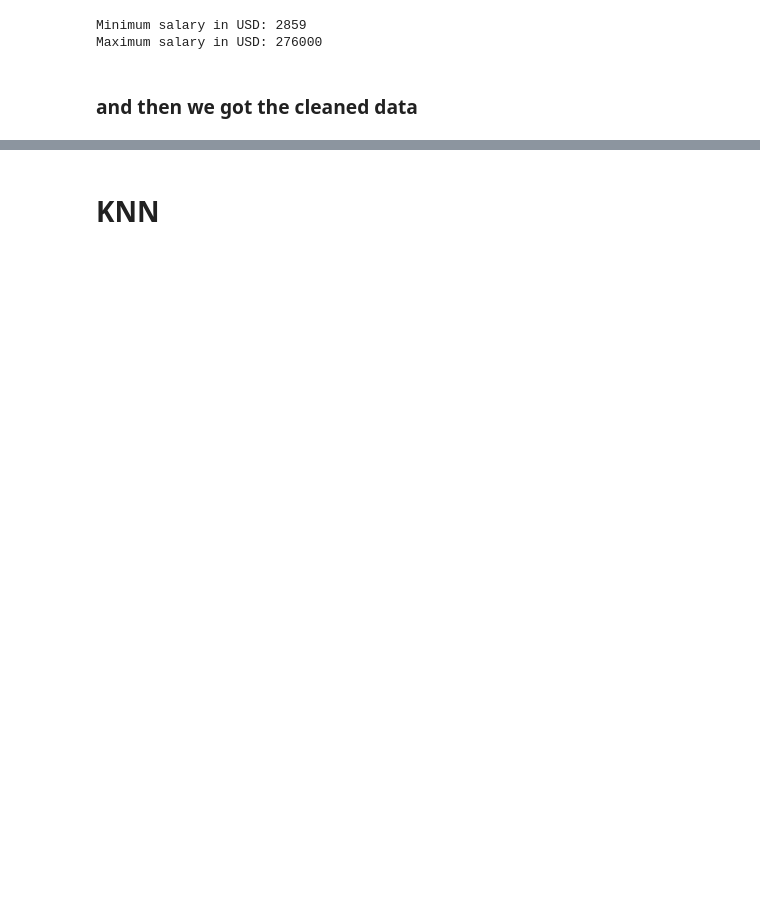
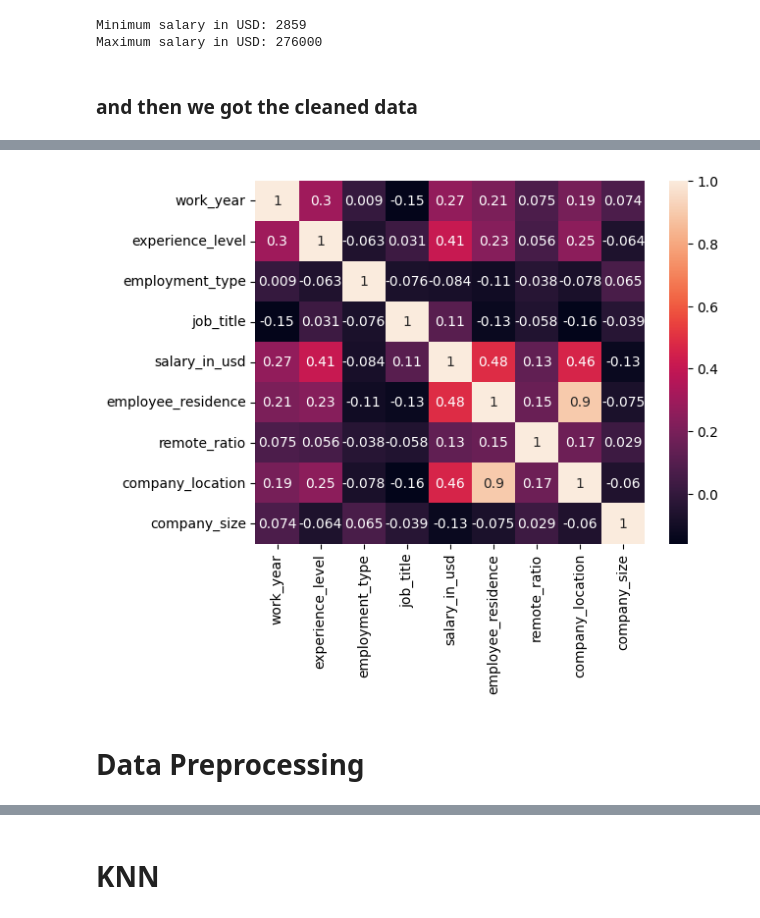
Before and after one commit to Chanzwastaken/DataScienceSalariesWithKNNClassificationAndKMeansClustering, a Jupyter notebook: ds_salaries_Final_Project.ipynb, the cells around one changed output, grey strips where cells are left out. Saved outputs shown, nothing was run; the diff lists cells and outputs as text; code cells hidden in the pictures; blank space fills up the shorter version.

```diff
--- a/ds_salaries_Final_Project.ipynb
+++ b/ds_salaries_Final_Project.ipynb
@@ -151,0 +184,3 @@ memory usage: 42.0+ KB
+# %%
+corr_matrix = sum_data.corr()
+corr_matrix
@@ -151,0 +198,7 @@ memory usage: 42.0+ KB
+# %%
+sns.heatmap(corr_matrix, annot=True)
+plt.show()
+# %% [output]
+[figure, added]
+# %% [markdown]
+# **Data Preprocessing**
```
Also changed, not shown: parts of 63 cells of this notebook.
